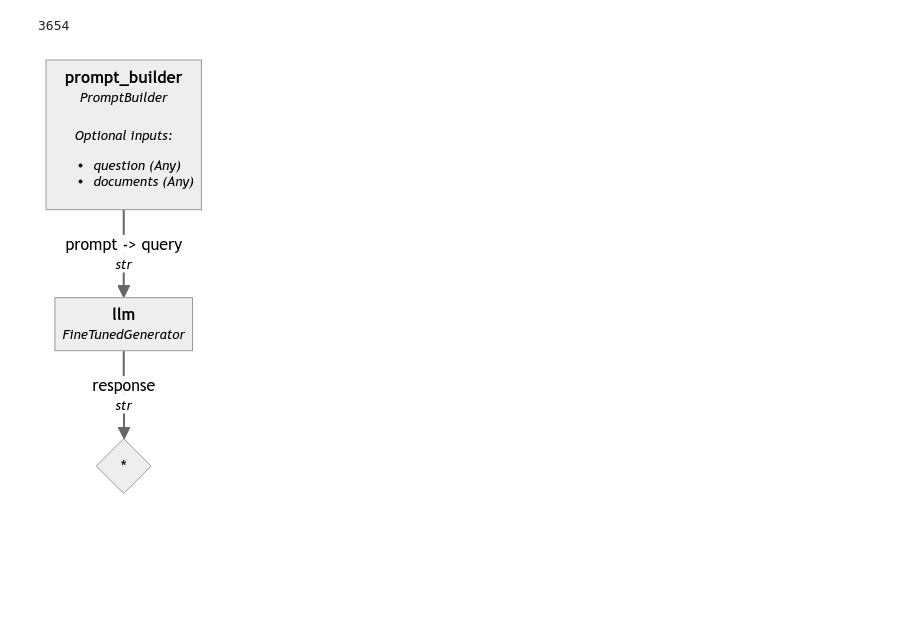
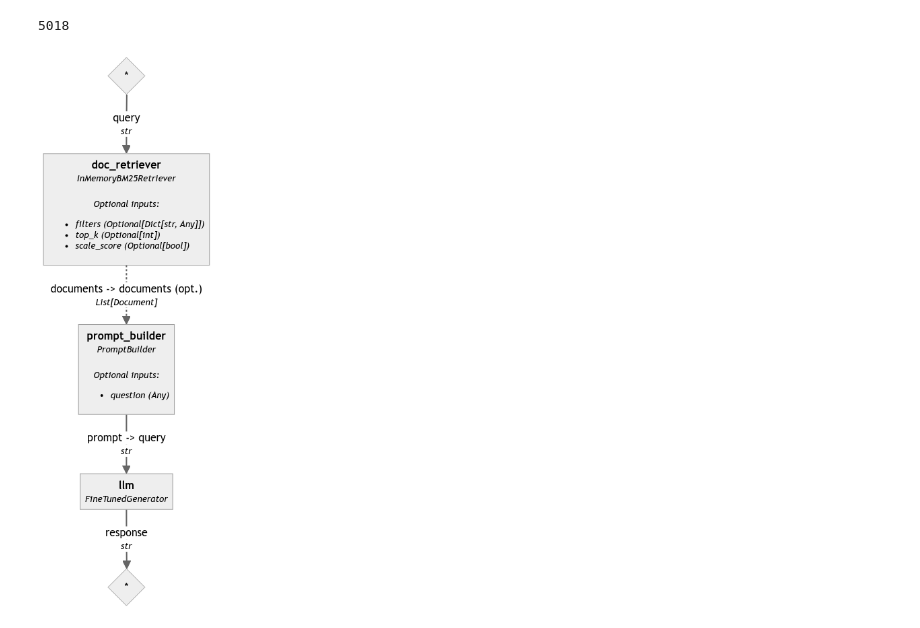
Before and after one commit to uwwint/discourse-scraper, a Jupyter notebook: llama2/RAG_generate_from_checkpoints.ipynb, the cells around one changed output. Cells and saved outputs as stored; diff of their text form; code cells hidden in the pictures; blank space fills up the shorter version.

Commit message:
add RAG pipeline

```diff
--- a/llama2/RAG_generate_from_checkpoints.ipynb
+++ b/llama2/RAG_generate_from_checkpoints.ipynb
@@ -34,7 +34,6 @@ bnb_config = BitsAndBytesConfig(
     bnb_4bit_compute_dtype=compute_dtype
 )
 
-
 original_model = AutoModelForCausalLM.from_pretrained(
     model_name,
     quantization_config=bnb_config,
@@ -43,9 +42,8 @@ original_model = AutoModelForCausalLM.from_pretrained(
 )
 
 peft_model = PeftModel.from_pretrained(original_model, checkpoint_path)
-#peft_model = peft_model.merge_and_unload()
-#restored_tokenizer = AutoTokenizer.from_pretrained(model_name)
-#model = AutoModel.from_pretrained("your_username/my-awesome-model")
+peft_model = peft_model.merge_and_unload()
+restored_tokenizer = AutoTokenizer.from_pretrained(model_name)
 # %%
 #save model to HuggingFace hub
 # %%
@@ -143,36 +124,10 @@ for json_file in glob.glob("../out/github_pr_page_*.json"):
                     docs.append(doc)
 # %%
-'''processor = PreProcessor(
-    clean_empty_lines=True,
-    clean_whitespace=True,
-    clean_header_footer=True,
-    split_by="word",
-    split_length=200,
-    split_respect_sentence_boundary=True,
-    split_overlap=0,
-    language="en",
-)'''
-
 document_store = InMemoryDocumentStore()
-retriever = InMemoryBM25Retriever(document_store=document_store, top_k=4)
-
-pipeline = Pipeline()
-pipeline.add_component(instance=retriever, name="retriever")
+doc_retriever = InMemoryBM25Retriever(document_store=document_store, top_k=2)
 document_store.write_documents(docs)
-
-#result = pipeline.run(data={"retriever": {"query": "How to make Galaxy pull request?"}})
-
-#print(result["retriever"]["documents"])
-
-#preprocessed_docs = processor.process(docs)
-#document_store = InMemoryDocumentStore(use_bm25=True)
-#document_store.write_documents(preprocessed_docs)
-#retriever = BM25Retriever(document_store, top_k=4)
-
-# a good Question Answering template, adapted for the instruction format
-# (https://huggingface.co/mistralai/Mistral-7B-Instruct-v0.1)
 # %% [output]
-3654
+5018
 # %%
 from haystack import component
 
@@ -183,38 +138,39 @@ class FineTunedGenerator:
   """
   @component.output_types(response=str)
   def run(self, query:str):
-      print("Generating text...")
-      restored_tokenizer = AutoTokenizer.from_pretrained(model_name)
+      print("Generating text by fine-tuned LLM...")
+      print("Encoding query...")
       input_ids = restored_tokenizer.encode(query, return_tensors="pt").to('cuda')
+      print("Generating response...")
       outputs = peft_model.generate(
           input_ids=input_ids,
-          max_new_tokens=256,
+          max_new_tokens=256, #256,
           do_sample=True,
       )
+      pred = restored_tokenizer.decode(outputs[0])
       print("Finished generation")
-      return {"response": outputs}
+      return {"response": pred}
 # %%
 prompt_template = """
-According to these documents:
+    Given these documents, answer the question.\nDocuments:
+    {% for doc in documents %}
+        {{ doc.content }}
+    {% endfor %}
 
-{% for doc in documents %}
-  {{ doc.content }}
-{% endfor %}
-
-Answer the given question: {{question}}
-Answer:
+    \nQuestion: {{question}}
+    \nAnswer:
 """
 
 prompt_builder = PromptBuilder(template=prompt_template)
 
-pipeline = Pipeline()
-#pipeline.add_component("fetcher", fetcher)
-#pipeline.add_component("converter", converter)
-#pipeline.add_component("splitter", document_splitter)
-#pipeline.add_component("ranker", similarity_ranker)
-pipeline.add_component("prompt_builder", prompt_builder)
-pipeline.add_component(name="llm", instance= FineTunedGenerator())
-pipeline.connect("prompt_builder", "llm")
+rag_pipeline = Pipeline()
+
+rag_pipeline.add_component(name="doc_retriever", instance=doc_retriever)
+rag_pipeline.add_component("prompt_builder", prompt_builder)
+rag_pipeline.add_component(name="llm", instance= FineTunedGenerator())
+
+rag_pipeline.connect("doc_retriever", "prompt_builder.documents")
+rag_pipeline.connect("prompt_builder", "llm")
 # %% [output]
-[figure, old version]
+[figure, new version]
 # %%
```
Also changed, not shown: parts of 14 cells of this notebook.
